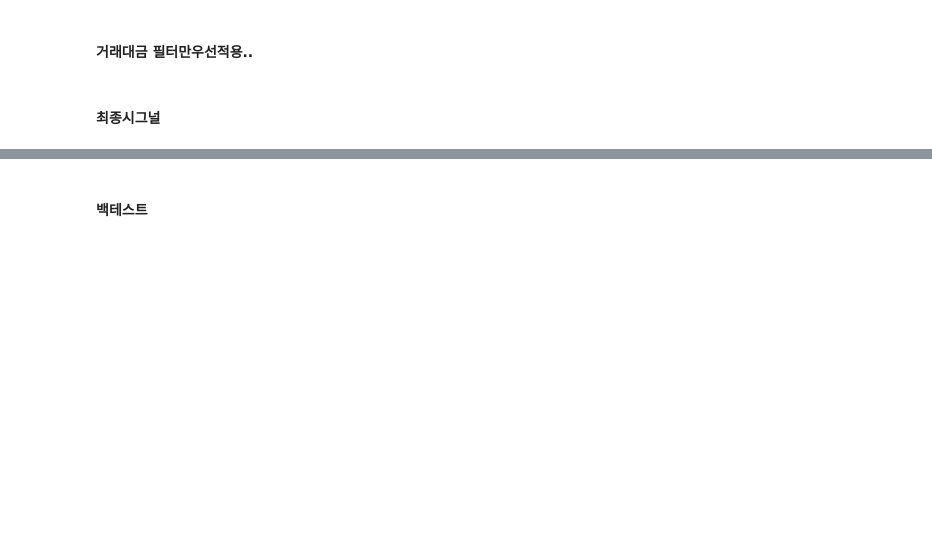
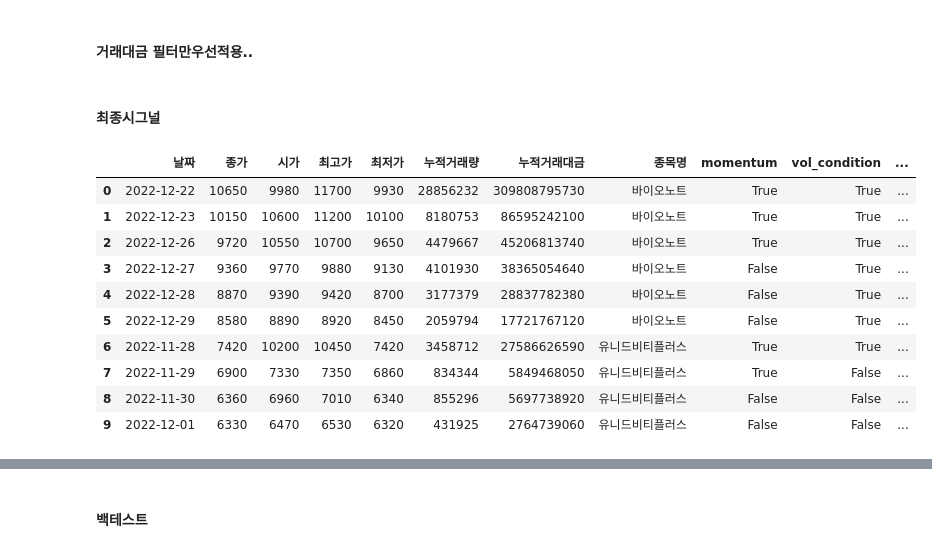
Before and after one commit to eseom31/Kis_Api_test, a Jupyter notebook: utils/jupyter_files/최종전략.ipynb, the cells around one changed output, grey strips where cells are left out. Cells and saved outputs as stored; diff of their text form; code cells hidden in the pictures; blank space fills up the shorter version.

```diff
--- a/utils/jupyter_files/최종전략.ipynb
+++ b/utils/jupyter_files/최종전략.ipynb
@@ -75,6 +75,20 @@ def make_buysell(df):
     return df
 # %%
 df_signal = make_buysell(df_test)
+# %%
+df_signal.head(10)
+# %% [output]
+|  | 날짜 | 종가 | 시가 | 최고가 | 최저가 | 누적거래량 | 누적거래대금 | 종목명 | momentum | vol_condition | ... |
+| 0 | 2022-12-22 | 10650 | 9980 | 11700 | 9930 | 28856232 | 309808795730 | 바이오노트 | True | True | ... |
+| 1 | 2022-12-23 | 10150 | 10600 | 11200 | 10100 | 8180753 | 86595242100 | 바이오노트 | True | True | ... |
+| 2 | 2022-12-26 | 9720 | 10550 | 10700 | 9650 | 4479667 | 45206813740 | 바이오노트 | True | True | ... |
+| 3 | 2022-12-27 | 9360 | 9770 | 9880 | 9130 | 4101930 | 38365054640 | 바이오노트 | False | True | ... |
+| 4 | 2022-12-28 | 8870 | 9390 | 9420 | 8700 | 3177379 | 28837782380 | 바이오노트 | False | True | ... |
+| 5 | 2022-12-29 | 8580 | 8890 | 8920 | 8450 | 2059794 | 17721767120 | 바이오노트 | False | True | ... |
+| 6 | 2022-11-28 | 7420 | 10200 | 10450 | 7420 | 3458712 | 27586626590 | 유니드비티플러스 | True | True | ... |
+| 7 | 2022-11-29 | 6900 | 7330 | 7350 | 6860 | 834344 | 5849468050 | 유니드비티플러스 | True | False | ... |
+| 8 | 2022-11-30 | 6360 | 6960 | 7010 | 6340 | 855296 | 5697738920 | 유니드비티플러스 | False | False | ... |
+| 9 | 2022-12-01 | 6330 | 6470 | 6530 | 6320 | 431925 | 2764739060 | 유니드비티플러스 | False | False | ... |
 # %%
 df_signal = df_signal.drop('test',axis=1)
 # %%
```
Also changed, not shown: parts of 16 cells of this notebook.
